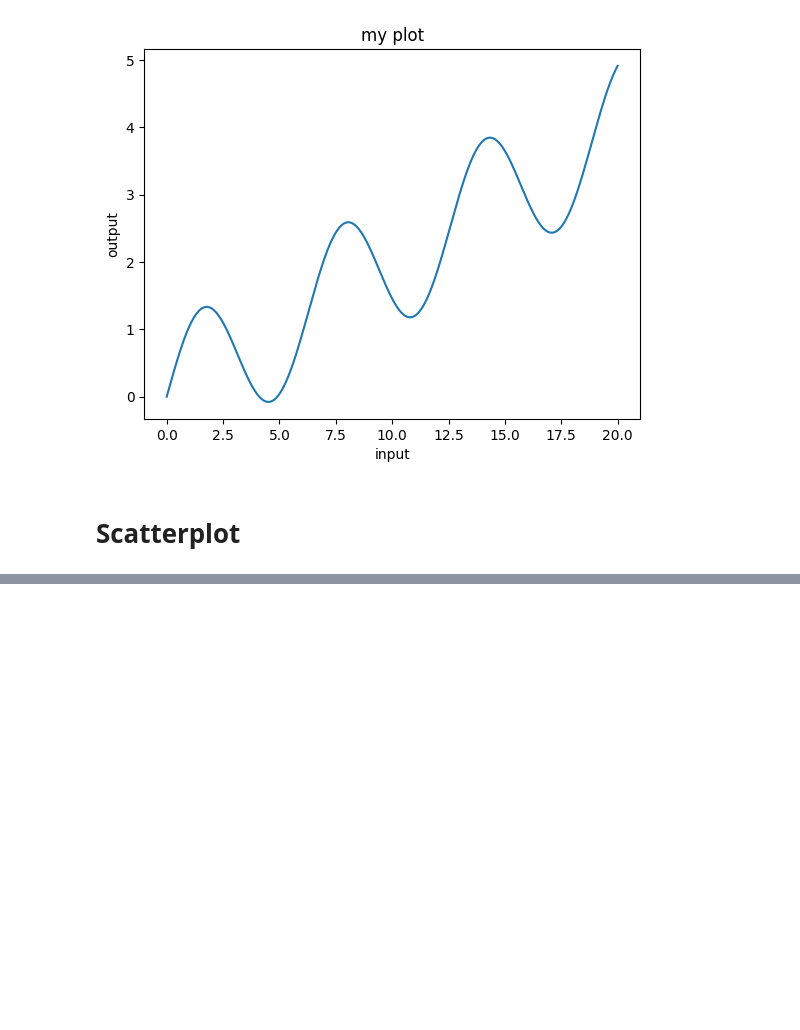
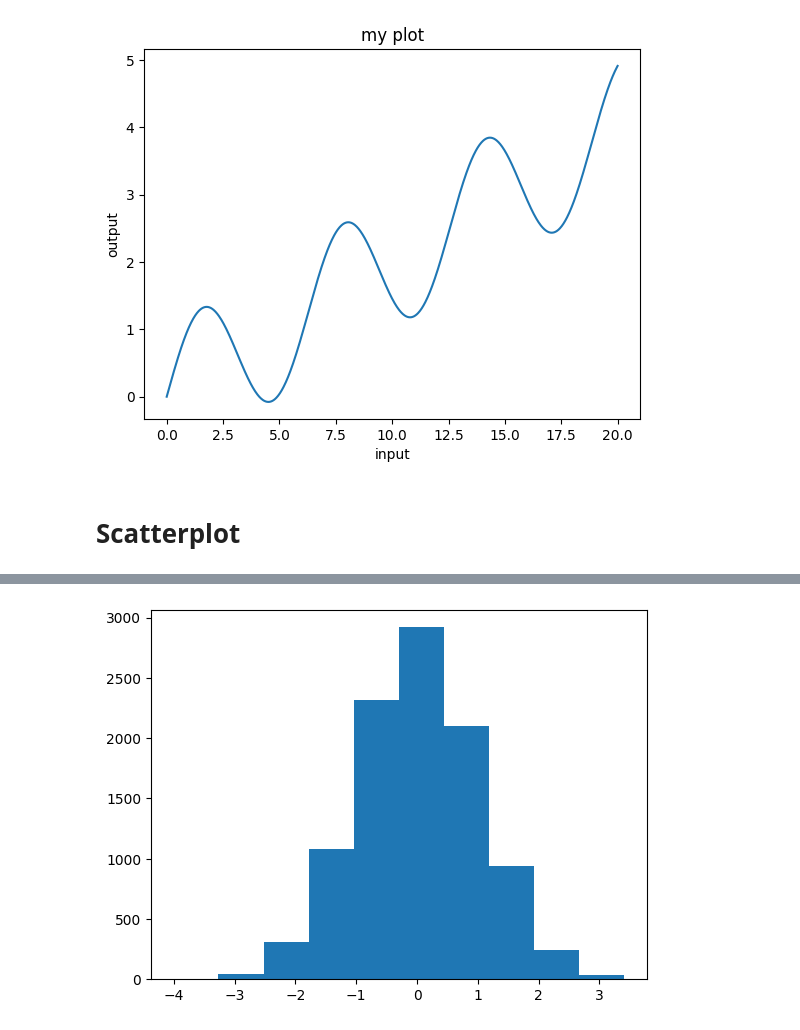
Before and after one commit to yeesem/Data-Visualization, a Jupyter notebook: Matplotlib_Deep_Learning_Prerequisite.ipynb, the cells around one changed output, grey strips where cells are left out. Cells and saved outputs as stored; diff of their text form; code cells hidden in the pictures; blank space fills up the shorter version.

```diff
--- a/Matplotlib_Deep_Learning_Prerequisite.ipynb
+++ b/Matplotlib_Deep_Learning_Prerequisite.ipynb
@@ -38,0 +56,6 @@ plt.title('my plot');
+# %%
+x = np.random.randn(10000)
+# %%
+plt.hist(x);
+# %% [output]
+[figure, added]
```
Also changed, not shown: parts of 17 cells of this notebook.
